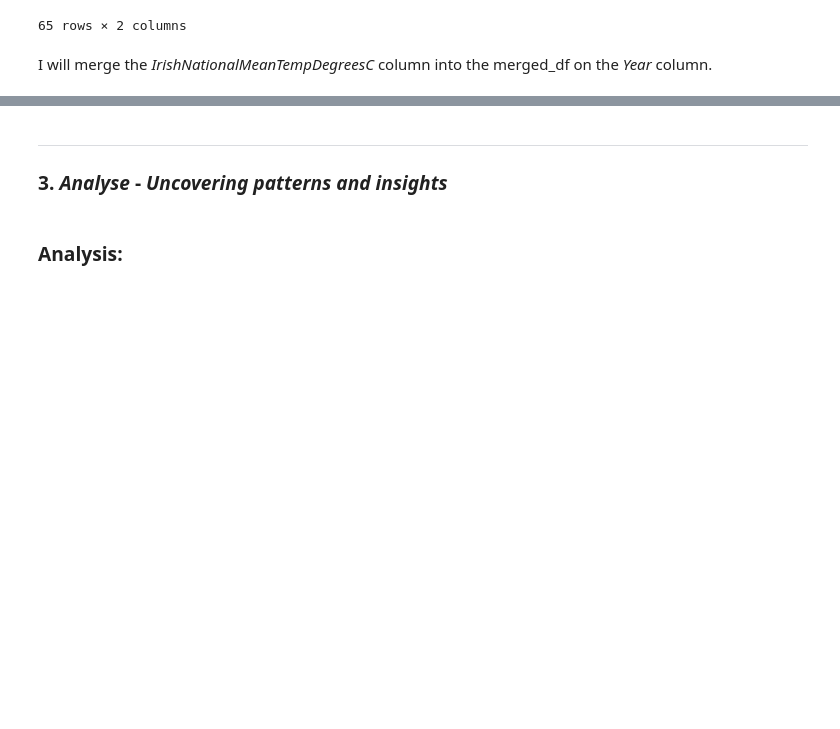
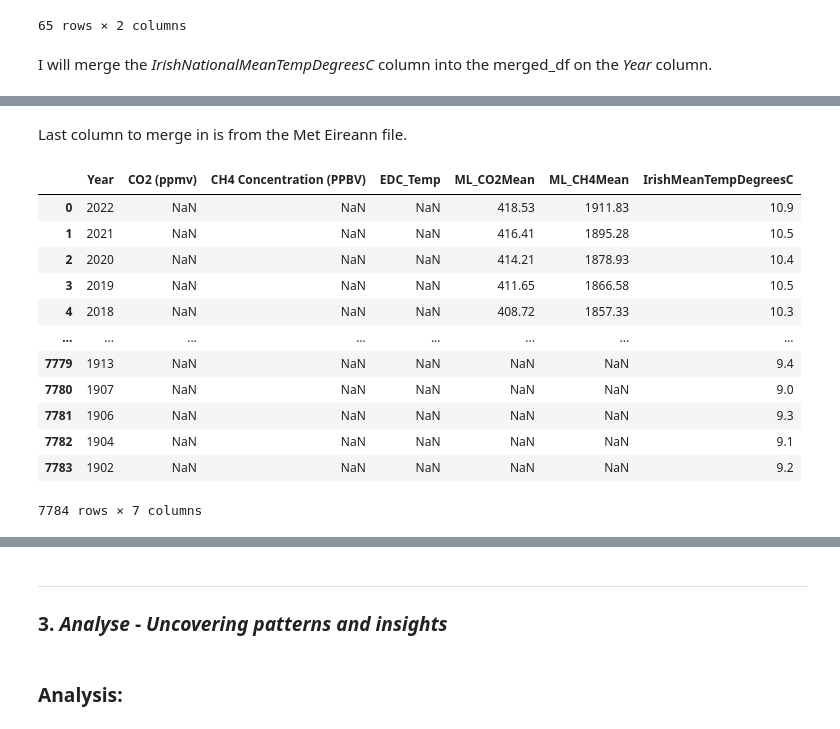
Before and after one commit to turps-pc90/PfDA_ClimateProject, a Jupyter notebook: project.ipynb, the cells around one changed output, grey strips where cells are left out. Saved outputs shown, nothing was run; the diff lists cells and outputs as text; code cells hidden in the pictures; blank space fills up the shorter version.

```diff
--- a/project.ipynb
+++ b/project.ipynb
@@ -652,0 +702,10 @@ merged_df
+# %%
+# Renaming year column to Year for consistency
+mauna_loa = mauna_loa.rename(columns={'year': 'Year'})
+
+# Renaming co2 and ch4 columns
+mauna_loa = mauna_loa.rename(columns={'co2_mean': 'ML_CO2Mean'})
+mauna_loa = mauna_loa.rename(columns={'ch4_mean': 'ML_CH4Mean'})
+
+# Sort by Year Descending
+mauna_loa = mauna_loa.sort_values(by='Year', ascending=False)
@@ -652,0 +728,6 @@ merged_df
+# %%
+# Merging mauna_loa into new_comp
+new_comp = pd.merge(new_comp, mauna_loa, on='Year', how='outer')
+
+# Keeping the columns I want
+new_comp = new_comp[['Year','CO2 (ppmv)', 'CH4 Concentration (PPBV)', 'EDC_Temp', 'ML_CO2Mean', 'ML_CH4Mean']]
@@ -652,0 +752,5 @@ merged_df
+# %%
+# Sort by Year Descending
+new_comp = new_comp.sort_values(by='Year', ascending=False)
+
+new_comp
@@ -652,0 +771,2 @@ merged_df
+# %% [markdown]
+Last column to merge in is from the Met Eireann file.
@@ -652,0 +779,16 @@ merged_df
+# %%
+new_comp
+# %% [output]
+|  | Year | CO2 (ppmv) | CH4 Concentration (PPBV) | EDC_Temp | ML_CO2Mean | ML_CH4Mean | IrishMeanTempDegreesC |
+| 0 | 2022 | NaN | NaN | NaN | 418.53 | 1911.83 | 10.9 |
+| 1 | 2021 | NaN | NaN | NaN | 416.41 | 1895.28 | 10.5 |
+| 2 | 2020 | NaN | NaN | NaN | 414.21 | 1878.93 | 10.4 |
+| 3 | 2019 | NaN | NaN | NaN | 411.65 | 1866.58 | 10.5 |
+| 4 | 2018 | NaN | NaN | NaN | 408.72 | 1857.33 | 10.3 |
+| ... | ... | ... | ... | ... | ... | ... | ... |
+| 7779 | 1913 | NaN | NaN | NaN | NaN | NaN | 9.4 |
+| 7780 | 1907 | NaN | NaN | NaN | NaN | NaN | 9.0 |
+| 7781 | 1906 | NaN | NaN | NaN | NaN | NaN | 9.3 |
+| 7782 | 1904 | NaN | NaN | NaN | NaN | NaN | 9.1 |
+| 7783 | 1902 | NaN | NaN | NaN | NaN | NaN | 9.2 |
+7784 rows × 7 columns
```
Also changed, not shown: parts of 31 cells of this notebook, 4 other files.
